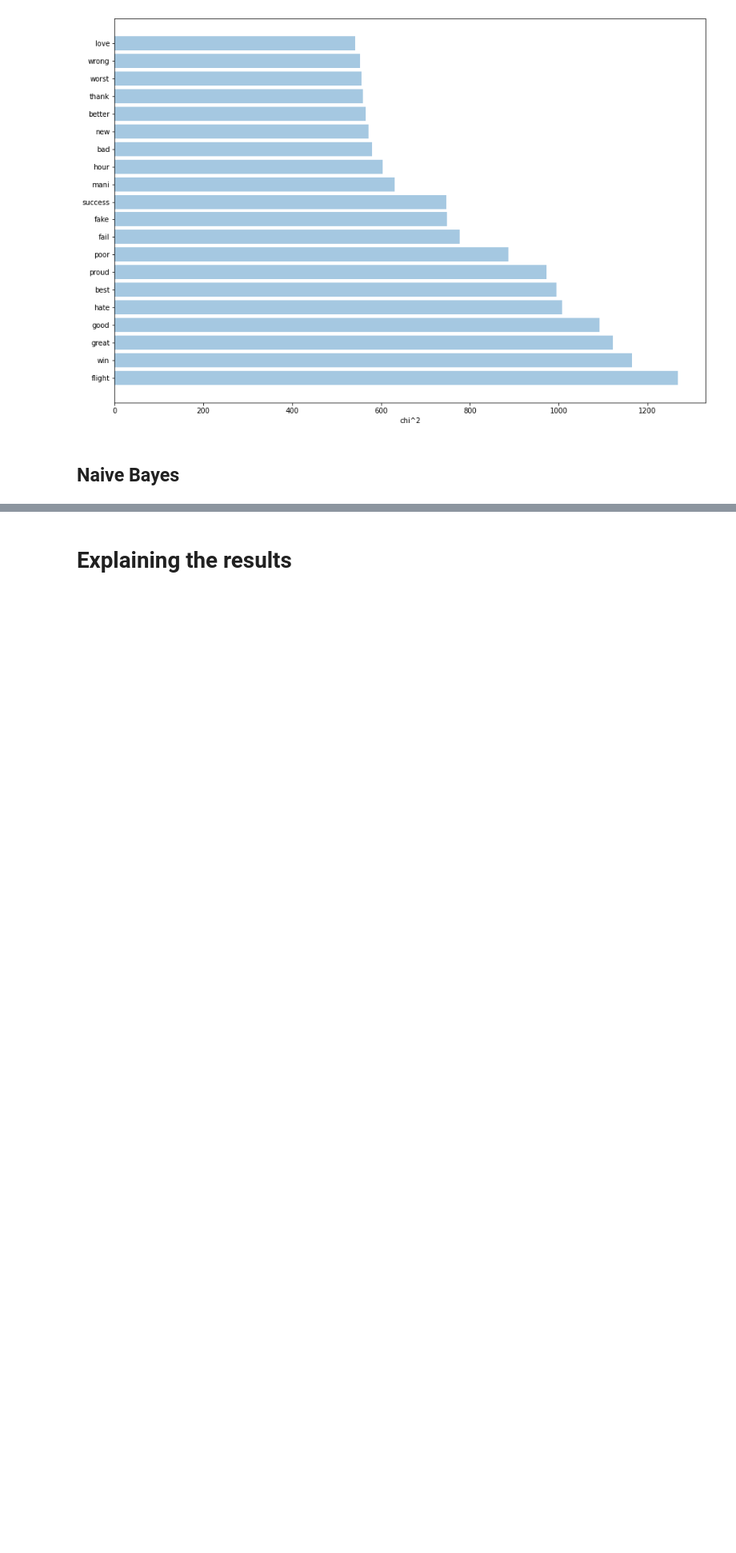
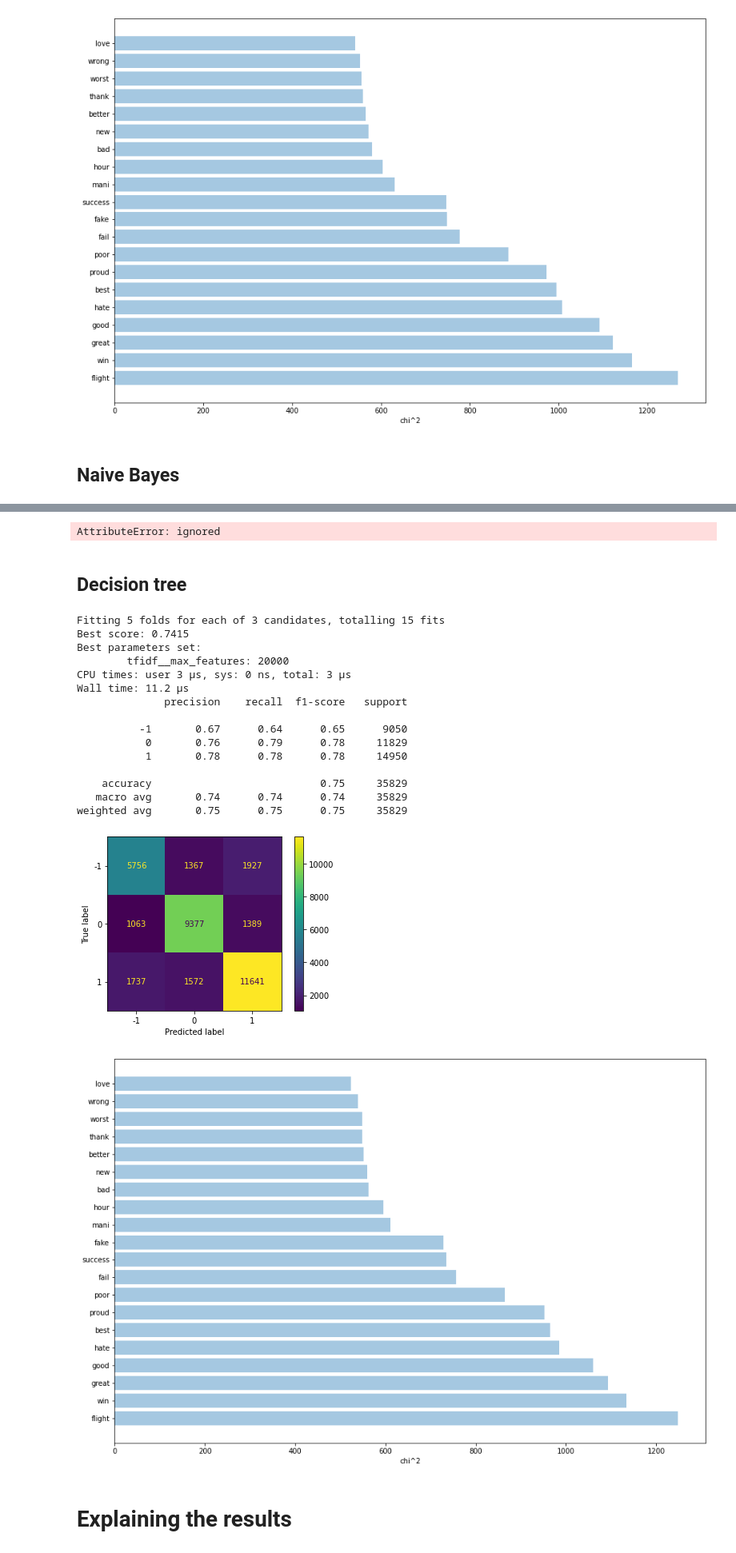
Before and after one commit to beta996/Twitter-Sentiment-Analysis, a Jupyter notebook: MLproject1.ipynb, the cells around one changed output, grey strips where cells are left out. Shown at 80% size. Drawn from its saved outputs; the diff is of its cells as text; code cells hidden in the pictures; blank space fills up the shorter version.

```diff
--- a/MLproject1.ipynb
+++ b/MLproject1.ipynb
@@ -622,3 +676,63 @@ Fitting 5 folds for each of 63 candidates, totalling 315 fits
+# %%
+plot_ROC_curve(nb_pipeline,X_test, y_test)
+# %% [output]
+AttributeError: ignored
+# %% [markdown]
+## Decision tree
+# %%
+from sklearn.tree import DecisionTreeClassifier
+
+# make a holdout
+# X_train, X_test, y_train, y_test = train_test_split(
+#     preprocessed['text'], preprocessed['category'], test_size=0.2)
+
+def CV_dt():
+  pipeline = Pipeline(
+      [
+          ("tfidf", TfidfVectorizer()),
+          ('sp', SelectPercentile(chi2)),
+          ("clf", DecisionTreeClassifier(criterion='entropy'))
+      ]
+  )
+
+  parameters = {
+
+      #"tfidf__ngram_range": ((1, 1)),  # unigrams or bigrams
+      #"tfidf__max_features": (1000, 3000, 7000, 10000, 20000, 30000,100000),
+      #"sp__percentile": ([50,70,100]),
+      #"lr__solver": ('sag', 'lbfgs')
+  }
+
+  grid_search = GridSearchCV(pipeline, parameters, n_jobs=-1, verbose=1) # defaut k=5
+
+  grid_search.fit(X_train, y_train)
+
+  print(f"Best score: {grid_search.best_score_:.4f}")
+  print("Best parameters set:")
+  best_parameters = grid_search.best_estimator_.get_params()
+  for param_name in sorted(parameters.keys()):
+      print("\t%s: %r" % (param_name, best_parameters[param_name]))
+  return grid_search
+# %%
+train_and_test(CV_dt())
+# %% [output]
+Fitting 5 folds for each of 3 candidates, totalling 15 fits
+Best score: 0.7415
+Best parameters set:
+        tfidf__max_features: 20000
+CPU times: user 3 µs, sys: 0 ns, total: 3 µs
+Wall time: 11.2 µs
+              precision    recall  f1-score   support
+
+          -1       0.67      0.64      0.65      9050
+           0       0.76      0.79      0.78     11829
+           1       0.78      0.78      0.78     14950
+
+    accuracy                           0.75     35829
+   macro avg       0.74      0.74      0.74     35829
+weighted avg       0.75      0.75      0.75     35829
+[figure, added]
+[figure, added]
 # %% [markdown]
 # **Explaining the results**
 # %%
```
Also changed, not shown: parts of 15 cells of this notebook.
